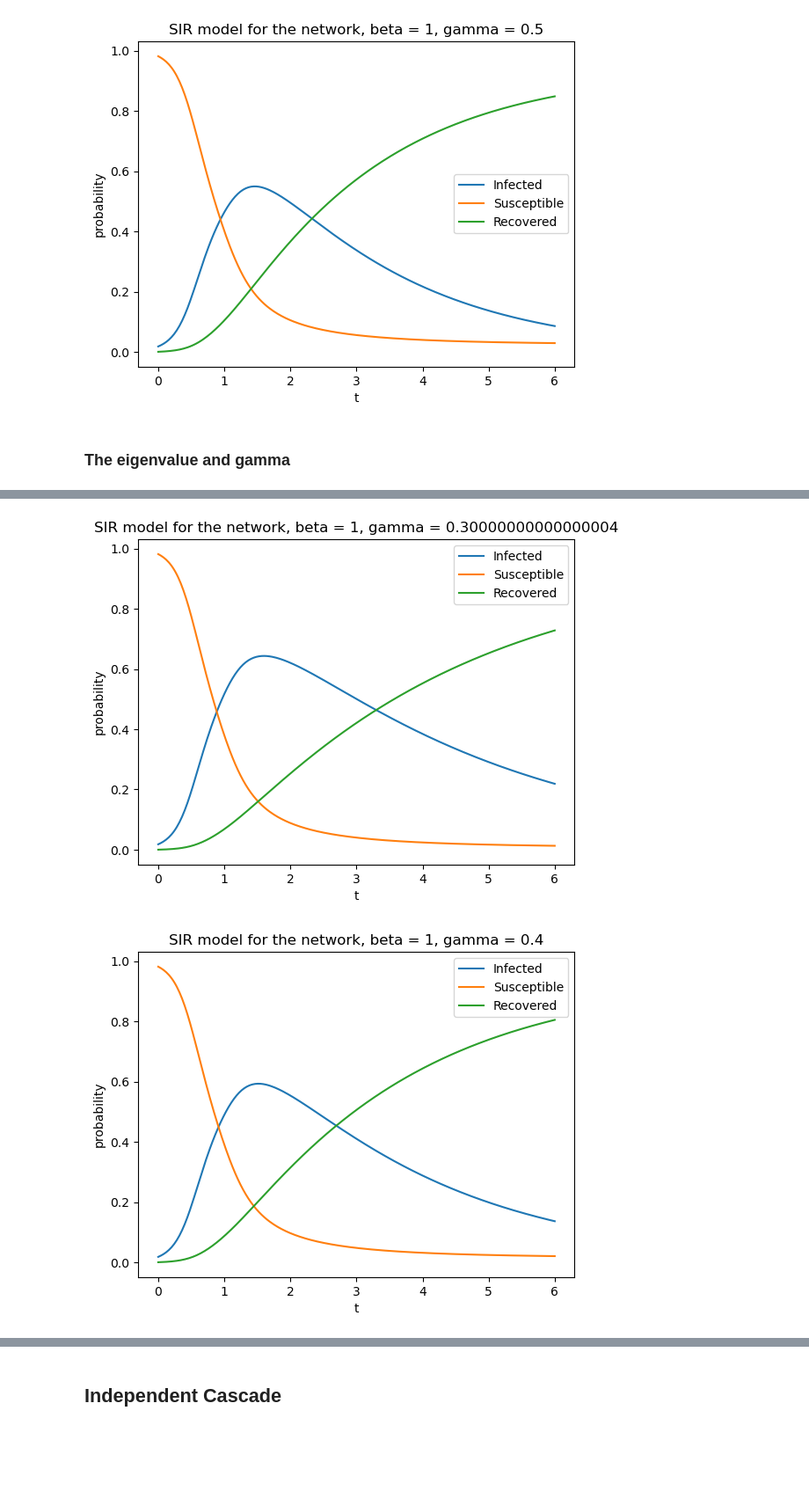
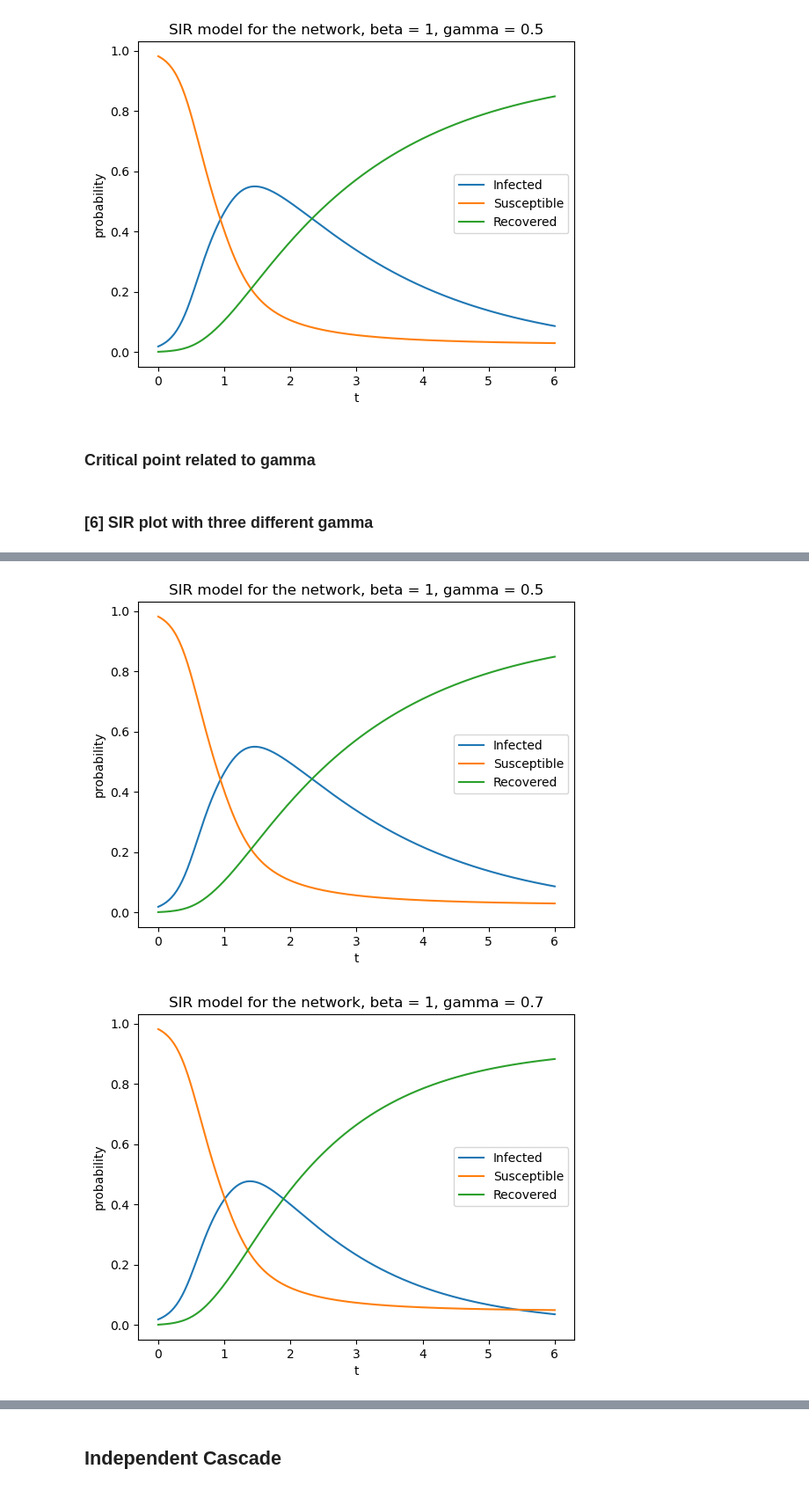
Before and after one commit to yilewang/dynamical_net_sys_class, a Jupyter notebook: lab6/lab6_yxw190015.ipynb, the cells around one changed output, grey strips where cells are left out. Shown at 88% size. Cells and saved outputs as stored; diff of their text form; code cells hidden in the pictures; blank space fills up the shorter version.

```diff
--- a/lab6/lab6_yxw190015.ipynb
+++ b/lab6/lab6_yxw190015.ipynb
@@ -258,21 +259,15 @@ plt.legend()
 # %% [output]
 <matplotlib.legend.Legend at 0x...>
 [figure]
-# %% [markdown]
-### The eigenvalue and gamma
+# %% [markdown]
+### Critical point related to gamma
+# %% [markdown]
+### [6] SIR plot with three different gamma
 # %%
-L = nx.normalized_laplacian_matrix(G)
-e = linalg.eigvals(L.toarray())
-
-# largest eigenvalue
-eigen_max = e[0]
-# smallest eigenvalue
-eigen_min = e[-1]
-
 # calculate the SIR model for the network
 
 beta = 1
-gamma_list = arange(0.1, 1.1, 0.1)
+gamma_list = [ 0.1, 0.3, 0.5, 0.7, 1]
 for gamma in gamma_list:
     x = zeros(N)
     x[0] = 1
@@ -295,2 +290,2 @@ for gamma in gamma_list:
-[figure, old version]
+[figure, new version]
-[figure, old version]
+[figure, new version]
```
Also changed, not shown: parts of 14 cells of this notebook, 4 other files.
